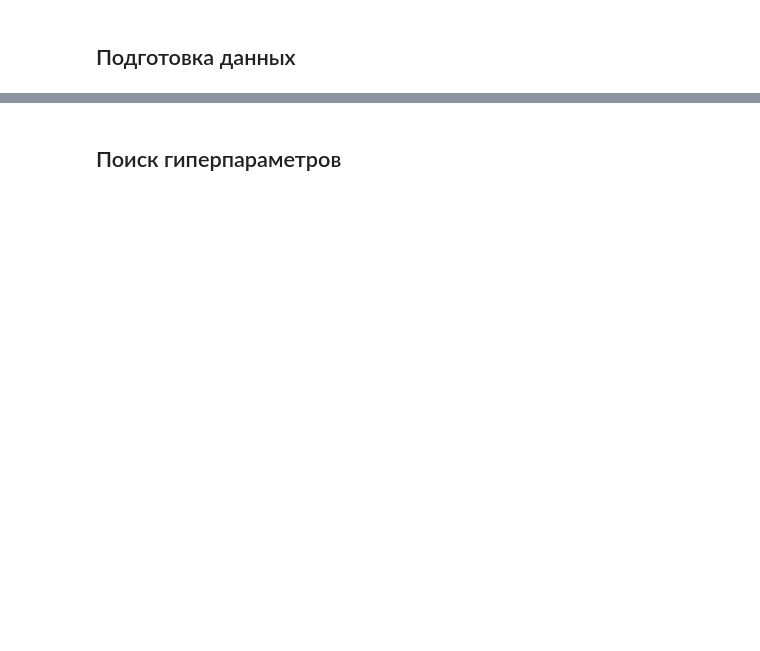
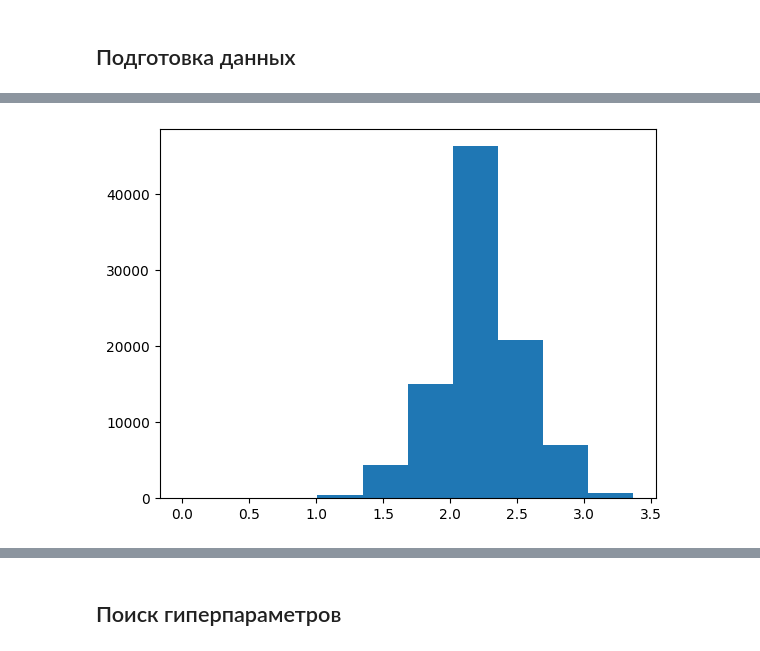
Before and after one commit to Werlor/Regression-with-an-Abalone-Dataset, a Jupyter notebook: best_lgbm_model.ipynb, the cells around one changed output, grey strips where cells are left out. Drawn from its saved outputs; the diff is of its cells as text; code cells hidden in the pictures; blank space fills up the shorter version.

```diff
--- a/best_lgbm_model.ipynb
+++ b/best_lgbm_model.ipynb
@@ -41,0 +49,7 @@ df_all.rename(columns={'Whole weight.1': 'Whole_weight.1',
+# %%
+# Логарифмирование целевой переменной с использованием естественного логарифма
+df_all['Rings'] = np.log(df_all['Rings'])
+# %%
+plt.hist(df_all.Rings);
+# %% [output]
+[figure, added]
```
Also changed, not shown: parts of 12 cells of this notebook.
